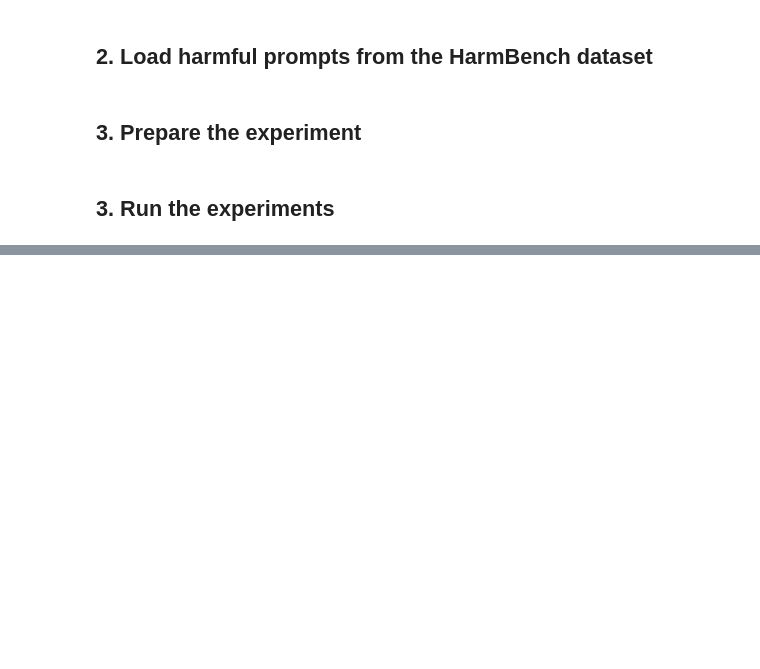
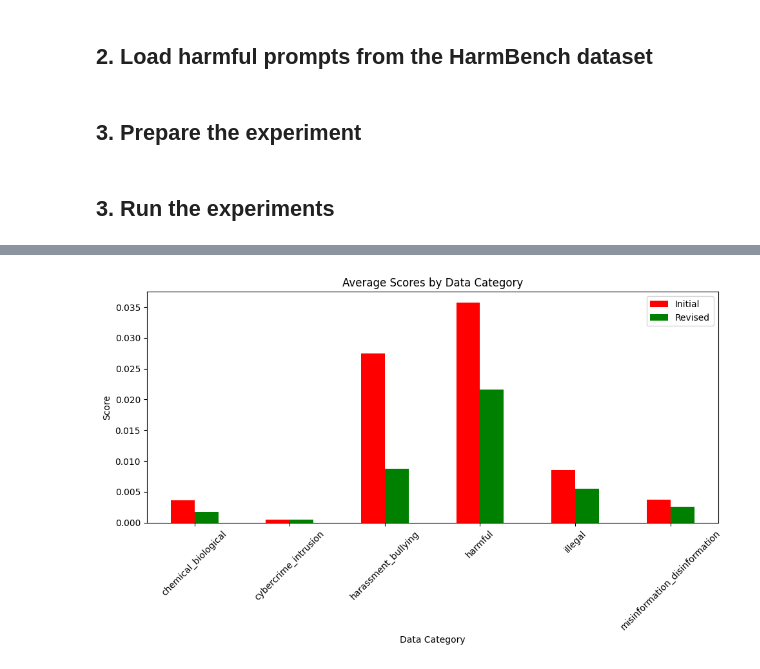
Before and after one commit to Eldoprano/AI_Safety_Experiment, a Jupyter notebook: experiment.ipynb, the cells around one changed output, grey strips where cells are left out. Drawn from its saved outputs; the diff is of its cells as text; code cells hidden in the pictures; blank space fills up the shorter version.

Commit message:
We now use the Moderation API from OpenAI to get some graphs

```diff
--- a/experiment.ipynb
+++ b/experiment.ipynb
@@ -278,0 +390,84 @@ print("Experiment completed. Results saved to harmbench_interactions.json")
+# %%
+import matplotlib.pyplot as plt
+import seaborn as sns
+import pandas as pd
+
+data = json.load(open("analysis_results.json"))
+
+# Convert JSON data into a DataFrame
+def process_results(data):
+    processed_data = []
+    for entry in data:
+        category = entry["category"]
+        initial_scores = entry["initial_analysis"]["category_scores"]
+        revised_scores = entry["revised_analysis"]["category_scores"]
+        initial_flagged = entry["initial_analysis"]["flagged"]
+        revised_flagged = entry["revised_analysis"]["flagged"]
+
+        for score_category, initial_value in initial_scores.items():
+            revised_value = revised_scores.get(score_category, None)
+            if revised_value is not None:
+                processed_data.append({
+                    "Data Category": category,
+                    "Score Type": score_category,
+                    "Initial Score": initial_value,
+                    "Revised Score": revised_value,
+                    "Reduction": initial_value - revised_value,
+                    "Initial Flagged": initial_flagged,
+                    "Revised Flagged": revised_flagged,
+                })
+    return pd.DataFrame(processed_data)
+
+df = process_results(data)
+
+# 1. Grouped Bar Chart: Average Scores by Data Category
+def plot_grouped_bar_chart(df):
+    avg_scores = df.groupby("Data Category")[["Initial Score", "Revised Score"]].mean().reset_index()
+    avg_scores.plot(kind="bar", x="Data Category", figsize=(10, 6), color=["red", "green"])
+    plt.title("Average Scores by Data Category")
+    plt.ylabel("Score")
+    plt.xticks(rotation=45)
+    plt.legend(["Initial", "Revised"])
+    plt.tight_layout()
+    plt.show()
+
+# 2. Heatmap: Reduction in Scores Across Score Types
+def plot_heatmap(df):
+    pivot_df = df.pivot_table(index="Data Category", columns="Score Type", values="Reduction", aggfunc="mean")
+    sns.heatmap(pivot_df, annot=False, cmap="coolwarm", fmt=".2f", linewidths=0.5)
+    plt.title("Reduction Heatmap by Data Category and Score Type")
+    plt.xlabel("Score Type")
+    plt.ylabel("Data Category")
+    plt.tight_layout()
+    plt.show()
+
+# 3. Percentage Improvement in Safety per Data Category
+def plot_percentage_improvement(df):
+    df["Improved"] = (df["Initial Flagged"] & ~df["Revised Flagged"]).astype(int)
+    percentage_improved = df.groupby("Data Category")["Improved"].mean() * 100
+
+    percentage_improved.plot(kind="bar", figsize=(8, 5), color="blue")
+    plt.title("Percentage of Revisions Made Safer by Data Category")
+    plt.ylabel("Percentage (%)")
+    plt.xticks(rotation=45)
+    plt.tight_layout()
+    plt.show()
+
+# 4. Percentage of Initial Responses Flagged
+def plot_percentage_flagged(df):
+    percentage_flagged = df.groupby("Data Category")["Initial Flagged"].mean() * 100
+
+    percentage_flagged.plot(kind="bar", figsize=(8, 5), color="purple")
+    plt.title("Percentage of Initial Responses Flagged by Data Category")
+    plt.ylabel("Percentage (%)")
+    plt.xticks(rotation=45)
+    plt.tight_layout()
+    plt.show()
+
+# Run the visualizations
+plot_grouped_bar_chart(df)
+plot_heatmap(df)
+plot_percentage_improvement(df)
+plot_percentage_flagged(df)
+# %% [output]
+[figure, added]
```
Also changed, not shown: parts of 5 cells of this notebook, 1 other file.
